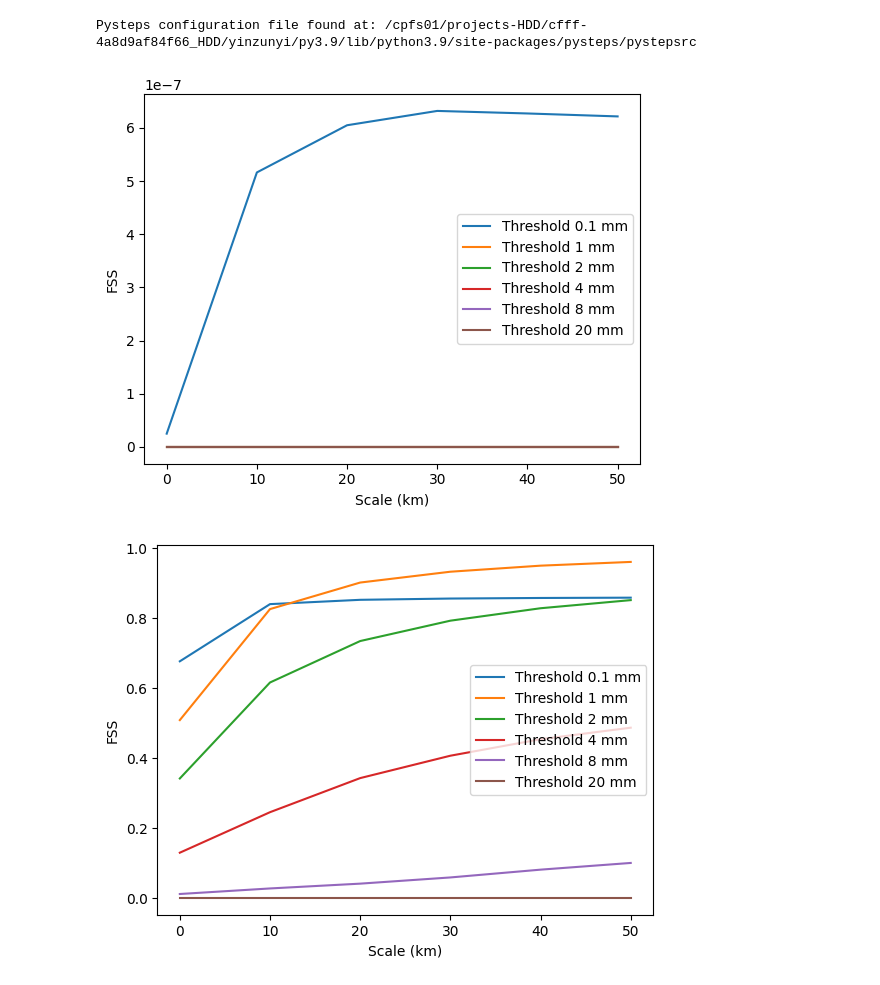
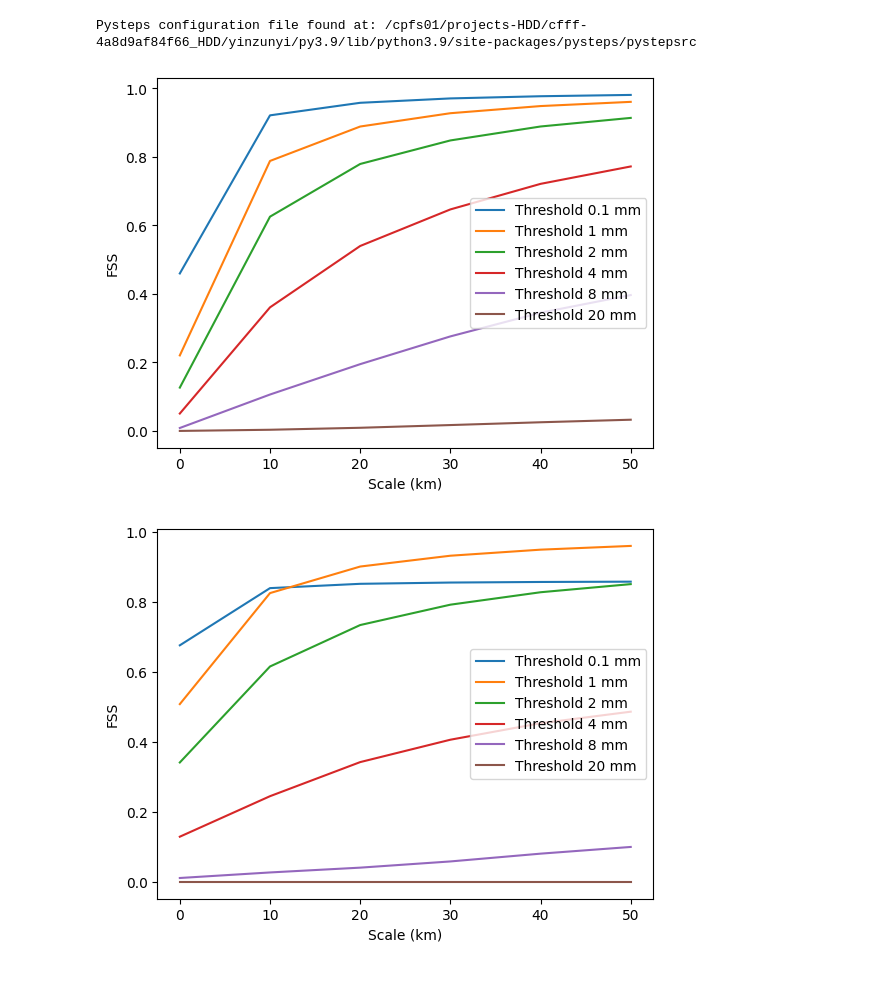
Before and after one commit to masak1112/precipitation_downscaling, a Jupyter notebook: precipitation_downscaling-bing_issue09_bias_correction/data_display.ipynb, the cells around one changed output. Saved outputs shown, nothing was run; the diff lists cells and outputs as text; code cells hidden in the pictures.

Commit message:
"ex71diffusion"

```diff
--- a/precipitation_downscaling-bing_issue09_bias_correction/data_display.ipynb
+++ b/precipitation_downscaling-bing_issue09_bias_correction/data_display.ipynb
@@ -5,37 +5,37 @@ import matplotlib.pyplot as plt
 from pysteps.verification.spatialscores import fss
 
 # 加载数据集
-ds = xr.open_dataset("/cpfs01/projects-HDD/cfff-4a8d9af84f66_HDD/public/ShiXiSheng/yzy/yzy_results/ex39_onestepdiffusion_minmaxnormlazie_droptopgrah_timestep250_l2_0.008_150epoch/prcp_downs_diffusion_year_2020.nc")
+ds = xr.open_dataset("/cpfs01/projects-HDD/cfff-4a8d9af84f66_HDD/public/ShiXiSheng/yzy/yzy_results/ex61_onestepdiffusion_dividemax_minmaxnormlazie_timesteps250_l2_droptop_0.5_150epoch/prcp_downs_postprocess_diffusion_year_2020.nc")
 
 # 提取数据
 y_pred_np = ds['fcst'].values
 tar_np = ds['hr'].values
 
 tar_np = tar_np.reshape(tar_np.shape[1],-1)
 y_pred_np = y_pred_np.reshape(y_pred_np.shape[1],-1)
 
 # 定义阈值和scales
 thresholds = [0.1, 1, 2, 4, 8, 20]
 radii = [0, 10, 20, 30, 40, 50]
 
 # 计算FSS
 fss_scores = {thresh: [] for thresh in thresholds}
 for radius in radii:
     for thresh in thresholds:
         fss_value = fss(y_pred_np, tar_np, thresh, scale=radius)
         fss_scores[thresh].append(fss_value)
 
 # 绘图
 fig, ax = plt.subplots()
 for thresh in thresholds:
     ax.plot(radii, fss_scores[thresh], label=f'Threshold {thresh} mm')
 ax.set_xlabel('Scale (km)')
 ax.set_ylabel('FSS')
 ax.legend()
 plt.show()
 # %% [output]
 Pysteps configuration file found at: /cpfs01/projects-HDD/cfff-4a8d9af84f66_HDD/yinzunyi/py3.9/lib/python3.9/site-packages/pysteps/pystepsrc
-[figure, old version]
+[figure, new version]
 # %%
 import xarray as xr
 import numpy as np
```
Also changed, not shown: 5 other files.
